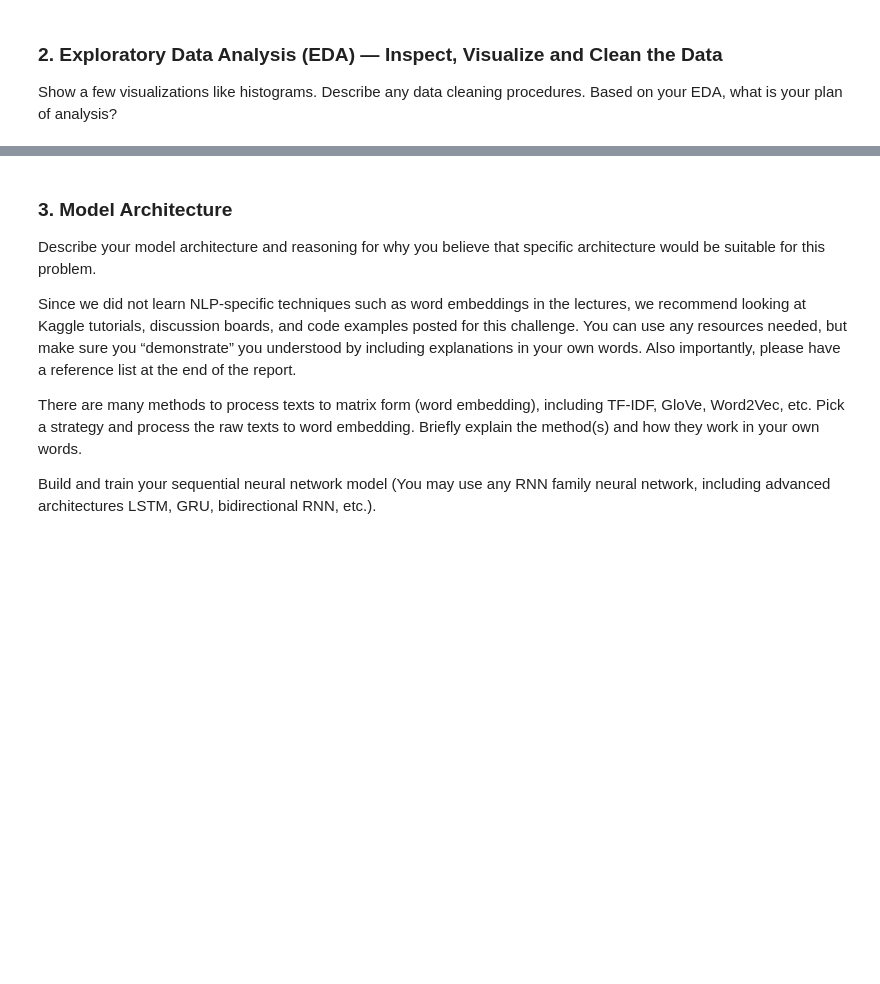
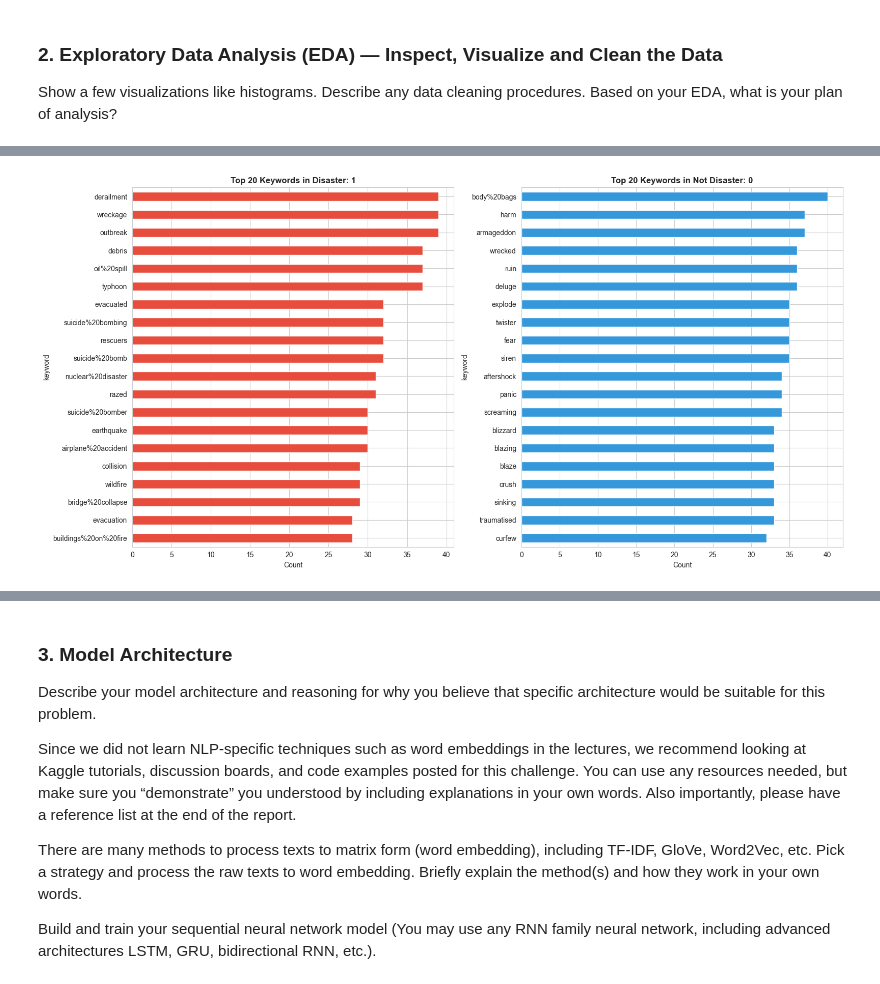
Before and after one commit to drivera53/introduction_to_deep_learning, a Jupyter notebook: Week4_NLP_Disaster_Tweets_Kaggle/Week4_NLP_Disaster_Tweets_Kaggle.ipynb, the cells around one changed output, grey strips where cells are left out. Saved outputs shown, nothing was run; the diff lists cells and outputs as text; code cells hidden in the pictures; blank space fills up the shorter version.

```diff
--- a/Week4_NLP_Disaster_Tweets_Kaggle/Week4_NLP_Disaster_Tweets_Kaggle.ipynb
+++ b/Week4_NLP_Disaster_Tweets_Kaggle/Week4_NLP_Disaster_Tweets_Kaggle.ipynb
@@ -43,0 +228,28 @@ Show a few visualizations like histograms. Describe any data cleaning procedures
+# %%
+# Keyword Stats
+
+# Top 20
+disaster_keywords = train_df[train_df['target']==1]['keyword'].value_counts().head(20)
+non_disaster_keywords = train_df[train_df['target']==0]['keyword'].value_counts().head(20)
+
+# Plot
+fig, axes = plt.subplots(1, 2, figsize=(16, 8))
+
+# Disaster
+disaster_keywords.plot(kind='barh', ax=axes[0], color='#e74c3c')
+axes[0].set_title('Top 20 Keywords in Disaster: 1', fontsize=12, fontweight='bold')
+axes[0].set_xlabel('Count')
+axes[0].invert_yaxis()
+
+# Non-disaster
+non_disaster_keywords.plot(kind='barh', ax=axes[1], color='#3498db')
+axes[1].set_title('Top 20 Keywords in Not Disaster: 0', fontsize=12, fontweight='bold')
+axes[1].set_xlabel('Count')
+axes[1].invert_yaxis()
+
+plt.tight_layout()
+plt.show()
+
+# %20 represents a space character.
+# %% [output]
+[figure, added]
```
Also changed, not shown: parts of 45 cells of this notebook, 2 other files.
